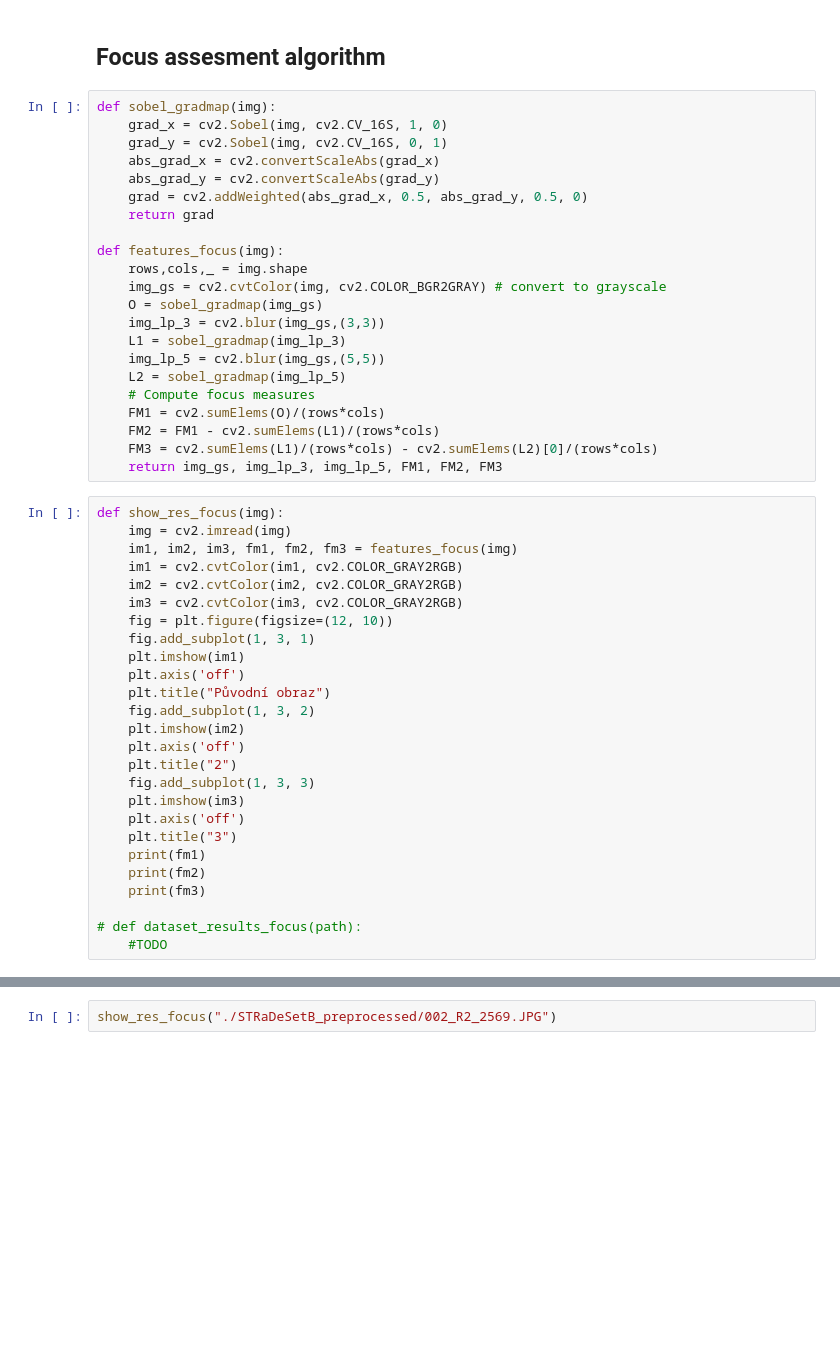
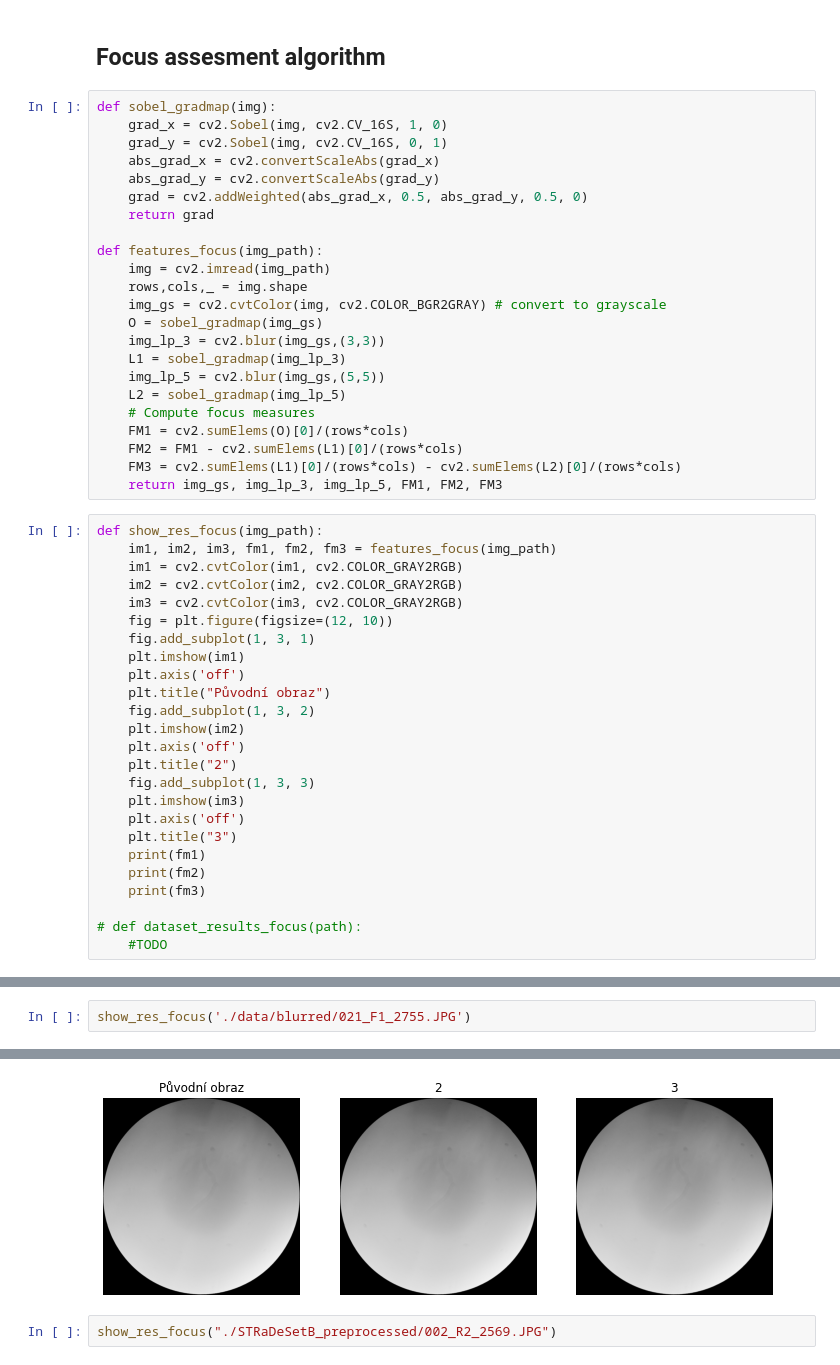
Before and after one commit to terezaburianova/VUT-BIO, a Jupyter notebook: img_quality.ipynb, the cells around one changed output, grey strips where cells are left out. Drawn from its saved outputs; the diff is of its cells as text; blank space fills up the shorter version.

Commit message:
Data experiments (focus)

```diff
--- a/img_quality.ipynb
+++ b/img_quality.ipynb
@@ -17,7 +14,8 @@ def sobel_gradmap(img):
     grad = cv2.addWeighted(abs_grad_x, 0.5, abs_grad_y, 0.5, 0)
     return grad
 
-def features_focus(img):
+def features_focus(img_path):
+    img = cv2.imread(img_path)
     rows,cols,_ = img.shape
     img_gs = cv2.cvtColor(img, cv2.COLOR_BGR2GRAY) # convert to grayscale
     O = sobel_gradmap(img_gs)
@@ -26,14 +24,13 @@ def features_focus(img):
     img_lp_5 = cv2.blur(img_gs,(5,5))
     L2 = sobel_gradmap(img_lp_5)
     # Compute focus measures
-    FM1 = cv2.sumElems(O)/(rows*cols)
-    FM2 = FM1 - cv2.sumElems(L1)/(rows*cols)
-    FM3 = cv2.sumElems(L1)/(rows*cols) - cv2.sumElems(L2)[0]/(rows*cols)
+    FM1 = cv2.sumElems(O)[0]/(rows*cols)
+    FM2 = FM1 - cv2.sumElems(L1)[0]/(rows*cols)
+    FM3 = cv2.sumElems(L1)[0]/(rows*cols) - cv2.sumElems(L2)[0]/(rows*cols)
     return img_gs, img_lp_3, img_lp_5, FM1, FM2, FM3
 # %%
-def show_res_focus(img):
-    img = cv2.imread(img)
-    im1, im2, im3, fm1, fm2, fm3 = features_focus(img)
+def show_res_focus(img_path):
+    im1, im2, im3, fm1, fm2, fm3 = features_focus(img_path)
     im1 = cv2.cvtColor(im1, cv2.COLOR_GRAY2RGB)
     im2 = cv2.cvtColor(im2, cv2.COLOR_GRAY2RGB)
     im3 = cv2.cvtColor(im3, cv2.COLOR_GRAY2RGB)
@@ -60,0 +88,3 @@ show_res_focus("./STRaDeSetB_preprocessed/001_L1_2577.JPG")
+# %%
+show_res_focus('./data/blurred/021_F1_2755.JPG')
+# %% [output]
@@ -61,3 +94,4 @@ show_res_focus("./STRaDeSetB_preprocessed/001_L1_2577.JPG")
+[figure, added]
 # %%
 show_res_focus("./STRaDeSetB_preprocessed/002_R2_2569.JPG")
 # %%
```
Also changed, not shown: parts of 6 cells of this notebook, 37 other files.
